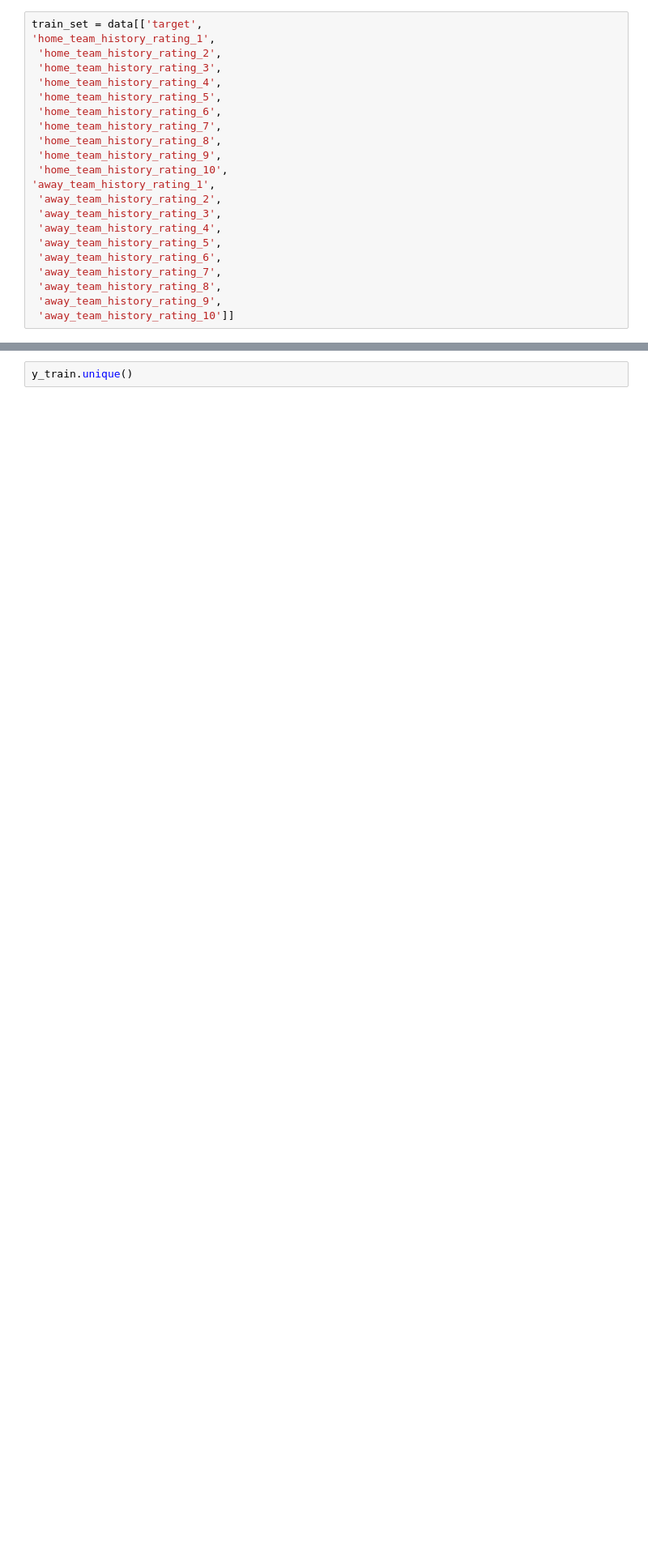
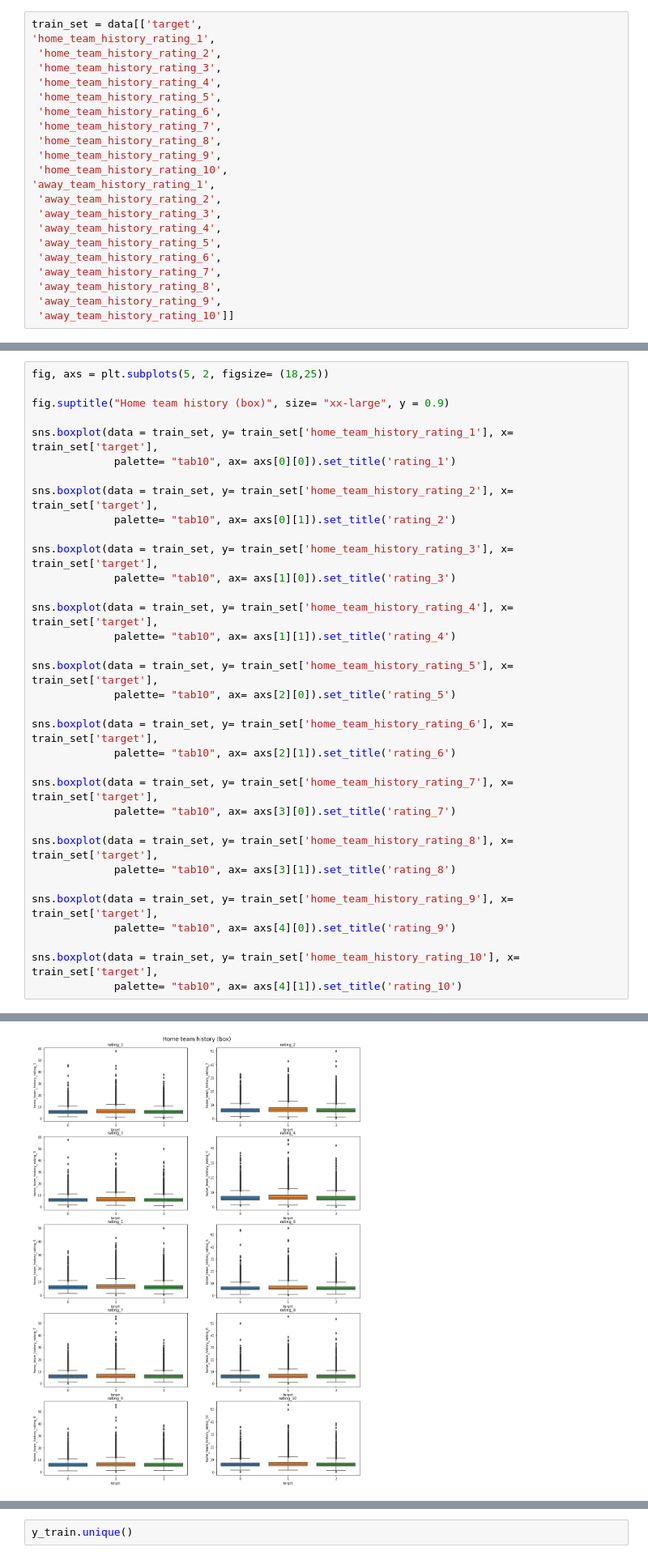
Before and after one commit to ivanshin/-KAGGLE-Football-Match-Probability-Prediction, a Jupyter notebook: vis_analyze.ipynb, the cells around one changed output, grey strips where cells are left out. Shown at 81% size. Drawn from its saved outputs; the diff is of its cells as text; blank space fills up the shorter version.

```diff
--- a/vis_analyze.ipynb
+++ b/vis_analyze.ipynb
@@ -99,0 +145,35 @@ train_set = data[['target',
+# %%
+fig, axs = plt.subplots(5, 2, figsize= (18,25))
+
+fig.suptitle("Home team history (box)", size= "xx-large", y = 0.9)
+
+sns.boxplot(data = train_set, y= train_set['home_team_history_rating_1'], x= train_set['target'],
+             palette= "tab10", ax= axs[0][0]).set_title('rating_1')
+
+sns.boxplot(data = train_set, y= train_set['home_team_history_rating_2'], x= train_set['target'],
+             palette= "tab10", ax= axs[0][1]).set_title('rating_2')
+
+sns.boxplot(data = train_set, y= train_set['home_team_history_rating_3'], x= train_set['target'],
+             palette= "tab10", ax= axs[1][0]).set_title('rating_3')
+
+sns.boxplot(data = train_set, y= train_set['home_team_history_rating_4'], x= train_set['target'],
+             palette= "tab10", ax= axs[1][1]).set_title('rating_4')
+
+sns.boxplot(data = train_set, y= train_set['home_team_history_rating_5'], x= train_set['target'],
+             palette= "tab10", ax= axs[2][0]).set_title('rating_5')
+
+sns.boxplot(data = train_set, y= train_set['home_team_history_rating_6'], x= train_set['target'],
+             palette= "tab10", ax= axs[2][1]).set_title('rating_6')
+
+sns.boxplot(data = train_set, y= train_set['home_team_history_rating_7'], x= train_set['target'],
+             palette= "tab10", ax= axs[3][0]).set_title('rating_7')
+
+sns.boxplot(data = train_set, y= train_set['home_team_history_rating_8'], x= train_set['target'],
+             palette= "tab10", ax= axs[3][1]).set_title('rating_8')
+
+sns.boxplot(data = train_set, y= train_set['home_team_history_rating_9'], x= train_set['target'],
+             palette= "tab10", ax= axs[4][0]).set_title('rating_9')
+
+sns.boxplot(data = train_set, y= train_set['home_team_history_rating_10'], x= train_set['target'],
+             palette= "tab10", ax= axs[4][1]).set_title('rating_10')
+# %% [output]
@@ -99,0 +181 @@ train_set = data[['target',
+[figure, added]
```
Also changed, not shown: parts of 11 cells of this notebook.
